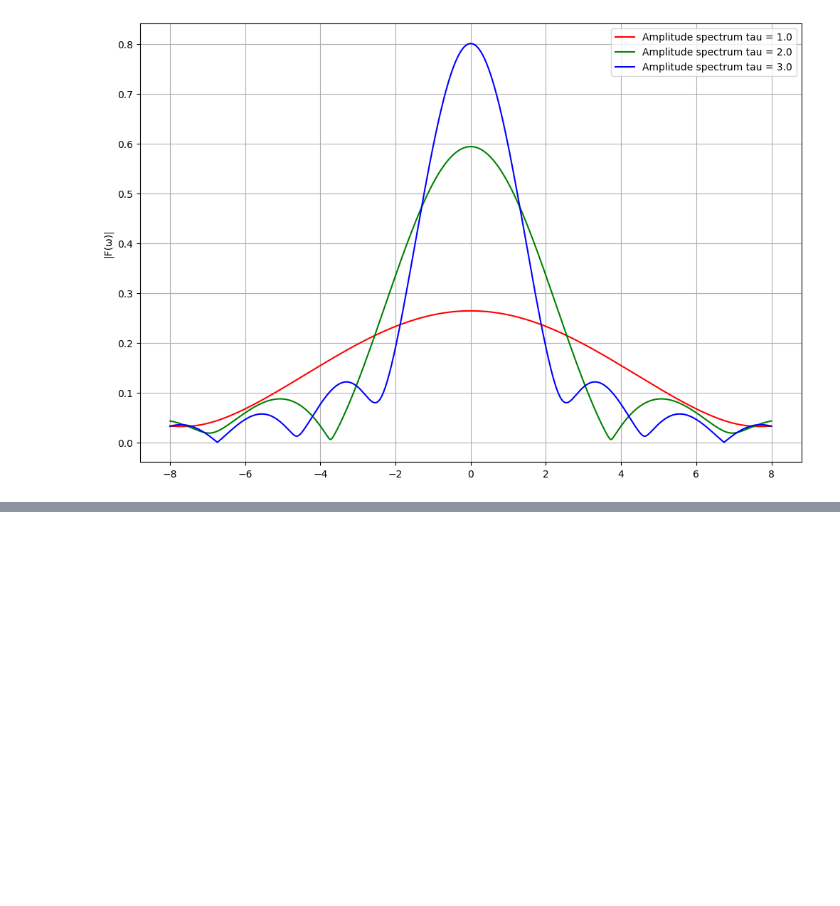
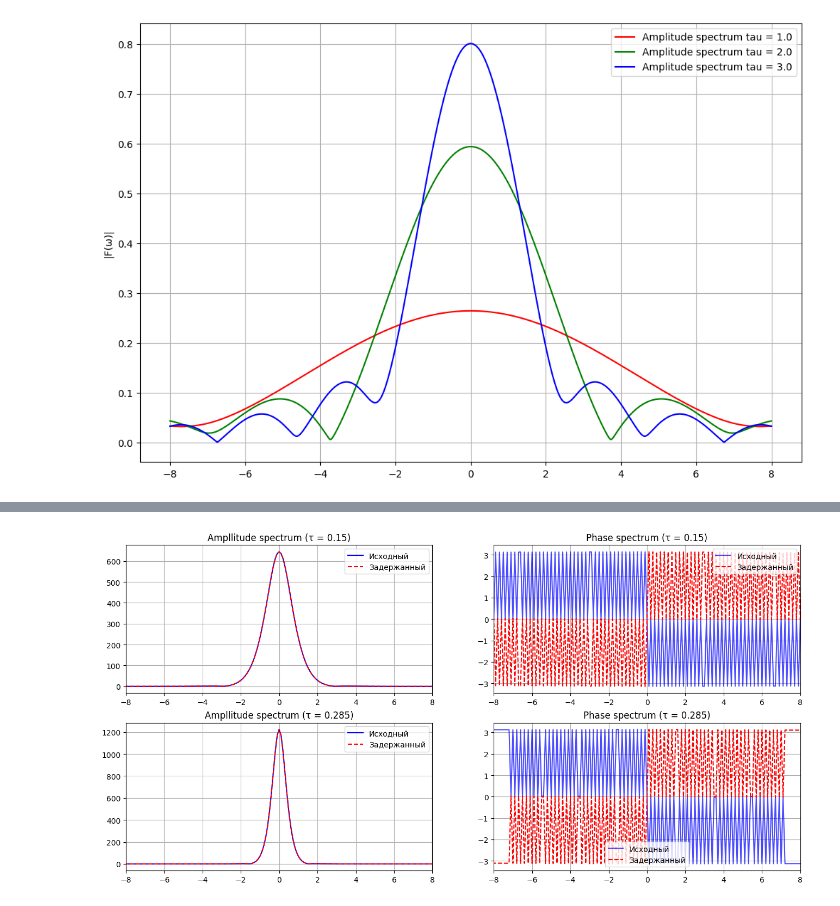
Before and after one commit to alex-yas/functional-analysis, a Jupyter notebook: integral_fourier_transform.ipynb, the cells around one changed output, grey strips where cells are left out. Cells and saved outputs as stored; diff of their text form; code cells hidden in the pictures; blank space fills up the shorter version.

```diff
--- a/integral_fourier_transform.ipynb
+++ b/integral_fourier_transform.ipynb
@@ -244,0 +249,73 @@ plt.show()
+# %%
+
+def compute_spectrum(tau, delay, t_max=5.0, n_points=2**14):
+    t = np.linspace(-t_max, t_max, n_points)
+    dt = t[1] - t[0]
+
+    original = signal(t, tau)
+    delayed = delayed_signal(t, tau, delay)
+
+    spectrum_original = fft(original)
+    spectrum_delayed = fft(delayed)
+
+    frequencies = fftfreq(n_points, dt)
+
+    frequencies = fftshift(frequencies)
+    spectrum_original = fftshift(spectrum_original)
+    spectrum_delayed = fftshift(spectrum_delayed)
+
+    return frequencies, spectrum_original, spectrum_delayed
+# %%
+delay = 0.001
+
+freq1, spec_orig1, spec_del1 = compute_spectrum(tau1, delay)
+freq2, spec_orig2, spec_del2 = compute_spectrum(tau2, delay)
+
+amp_orig1 = np.abs(spec_orig1)
+phase_orig1 = np.angle(spec_orig1)
+
+amp_orig2 = np.abs(spec_orig2)
+phase_orig2 = np.angle(spec_orig2)
+
+amp_del1 = np.abs(spec_del1)
+phase_del1 = np.angle(spec_del1)
+
+amp_del2 = np.abs(spec_del2)
+phase_del2 = np.angle(spec_del2)
+
+plt.figure(figsize=(16, 12))
+
+plt.subplot(3, 2, 1)
+plt.plot(freq1, amp_orig1, 'b-', linewidth=1.5, label='Исходный')
+plt.plot(freq1, amp_del1, 'r--', linewidth=1.5, label='Задержанный')
+plt.title(f'Ampllitude spectrum (τ = {tau1})')
+plt.legend()
+plt.grid(True)
+plt.xlim(-8, 8)
+
+plt.subplot(3, 2, 2)
+plt.plot(freq1, phase_orig1, 'b-', linewidth=1.5, label='Исходный', alpha=0.7)
+plt.plot(freq1, phase_del1, 'r--', linewidth=1.5, label='Задержанный')
+plt.title(f'Phase spectrum (τ = {tau1})')
+plt.legend()
+plt.grid(True)
+plt.xlim(-8, 8)
+
+plt.subplot(3, 2, 3)
+plt.plot(freq2, amp_orig2, 'b-', linewidth=1.5, label='Исходный')
+plt.plot(freq2, amp_del2, 'r--', linewidth=1.5, label='Задержанный')
+plt.title(f'Ampllitude spectrum (τ = {tau2})')
+plt.legend()
+plt.grid(True)
+plt.xlim(-8, 8)
+
+plt.subplot(3, 2, 4)
+plt.plot(freq2, phase_orig2, 'b-', linewidth=1.5, label='Исходный', alpha=0.7)
+plt.plot(freq2, phase_del2, 'r--', linewidth=1.5, label='Задержанный')
+plt.title(f'Phase spectrum (τ = {tau2})')
+plt.legend()
+plt.grid(True)
+plt.xlim(-8, 8)
+plt.show()
+# %% [output]
+[figure, added]
```
Also changed, not shown: parts of 17 cells of this notebook, 2 other files.
